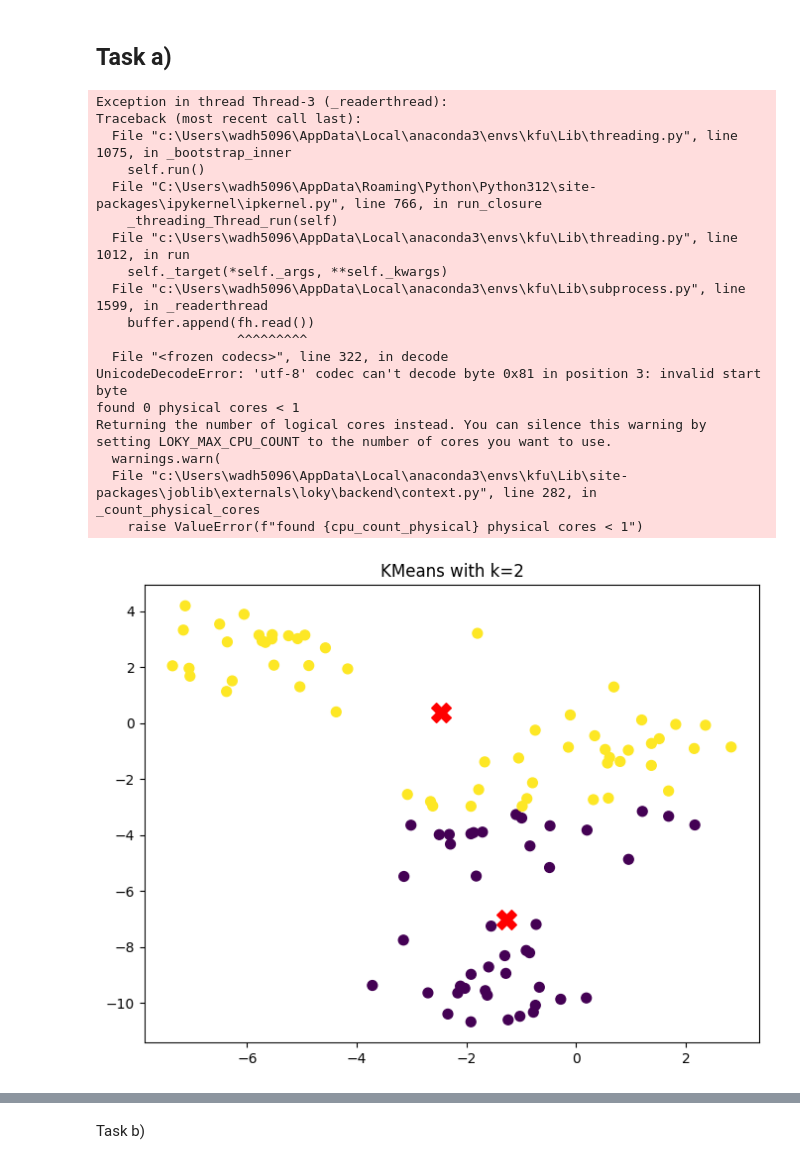
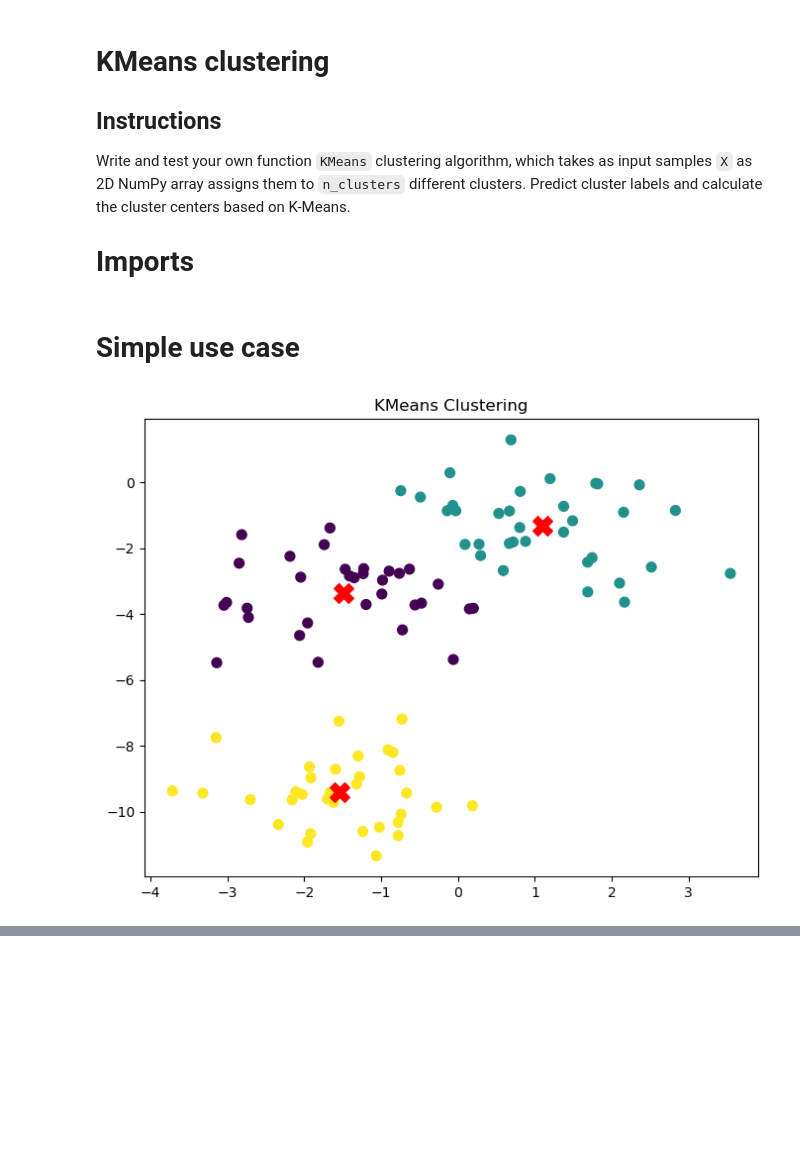
Before and after one commit to HoffOskar/ML_From_Scratch, a Jupyter notebook: KMeans.ipynb, the cells around one changed output, grey strips where cells are left out. Saved outputs shown, nothing was run; the diff lists cells and outputs as text; code cells hidden in the pictures; blank space fills up the shorter version.

Commit message:
KMeans notebook

```diff
--- a/KMeans.ipynb
+++ b/KMeans.ipynb
@@ -198,2 +1,5 @@ with `make_moons` from `sklearn.datasets`. What do you observe?
-# %% [markdown]
-## Task a)
+# %% [markdown]
+# KMeans clustering
+## Instructions
+Write and test your own function `KMeans` clustering algorithm, which takes as input samples `X` as 2D NumPy array assigns them to `n_clusters` different clusters. Predict cluster labels and calculate the cluster centers based on K-Means.
+# Imports
@@ -200,46 +11,20 @@ with `make_moons` from `sklearn.datasets`. What do you observe?
+# %% [markdown]
+# Simple use case
 # %%
-from sklearn.datasets import make_blobs
-from sklearn.cluster import KMeans
-import matplotlib.pyplot as plt
-import pandas as pd
-import numpy as np
+### Generate data
+X, y = make_blobs(n_samples=100, centers=3, n_features=2, cluster_std=1, random_state=2)
 
-### Generate data
-X, y = make_blobs(n_samples=100, centers=4, n_features=2, cluster_std=1, random_state=2)
+### Instantiate KMeans
+k_means = KMeans(n_clusters=3)
 
-### Looping over different values of k
-for k in [2, 4]:
+### Predict clusters
+y_pred = k_means.fit_predict(X)
 
-    ### Fit KMeans
-    kmeans = KMeans(n_clusters=k, random_state=0)
-    kmeans.fit(X)
-
-    ### Predict clusters
-    y_pred = kmeans.predict(X)
-
-    ### Plot
-    plt.figure(figsize=(8, 6))
-    plt.scatter(X[:, 0], X[:, 1], c=y_pred, s=50, cmap='viridis')
-    plt.scatter(kmeans.cluster_centers_[:, 0], kmeans.cluster_centers_[:, 1], s=200, c='red', marker='X')
-    plt.title(f'KMeans with k={k}')
-    plt.show()
+### Plot clusters and centroids
+plt.figure(figsize=(8, 6))
+plt.scatter(X[:, 0], X[:, 1], c=y_pred, s=50, cmap='viridis')
+plt.scatter(k_means.centroids[:, 0], k_means.centroids[:, 1], s=200, c='red', marker='X')
+plt.title(f'KMeans Clustering')
+plt.show()
 # %% [output]
-Exception in thread Thread-3 (_readerthread):
-Traceback (most recent call last):
-  File "c:\Users\wadh5096\AppData\Local\anaconda3\envs\kfu\Lib\threading.py", line 1075, in _bootstrap_inner
-    self.run()
-  File "C:\Users\wadh5096\AppData\Roaming\Python\Python312\site-packages\ipykernel\ipkernel.py", line 766, in run_closure
-    _threading_Thread_run(self)
-  File "c:\Users\wadh5096\AppData\Local\anaconda3\envs\kfu\Lib\threading.py", line 1012, in run
-    self._target(*self._args, **self._kwargs)
-  File "c:\Users\wadh5096\AppData\Local\anaconda3\envs\kfu\Lib\subprocess.py", line 1599, in _readerthread
-    buffer.append(fh.read())
-                  ^^^^^^^^^
-  File "<frozen codecs>", line 322, in decode
-UnicodeDecodeError: 'utf-8' codec can't decode byte 0x81 in position 3: invalid start byte
-found 0 physical cores < 1
-Returning the number of logical cores instead. You can silence this warning by setting LOKY_MAX_CPU_COUNT to the number of cores you want to use.
-  warnings.warn(
-  File "c:\Users\wadh5096\AppData\Local\anaconda3\envs\kfu\Lib\site-packages\joblib\externals\loky\backend\context.py", line 282, in _count_physical_cores
-    raise ValueError(f"found {cpu_count_physical} physical cores < 1")
-[figure, old version]
+[figure, new version]
@@ -247,2 +30,0 @@ Returning the number of logical cores instead. You can silence this warning by s
-# %% [markdown]
-Task b)
```
Also changed, not shown: parts of 21 cells of this notebook.
